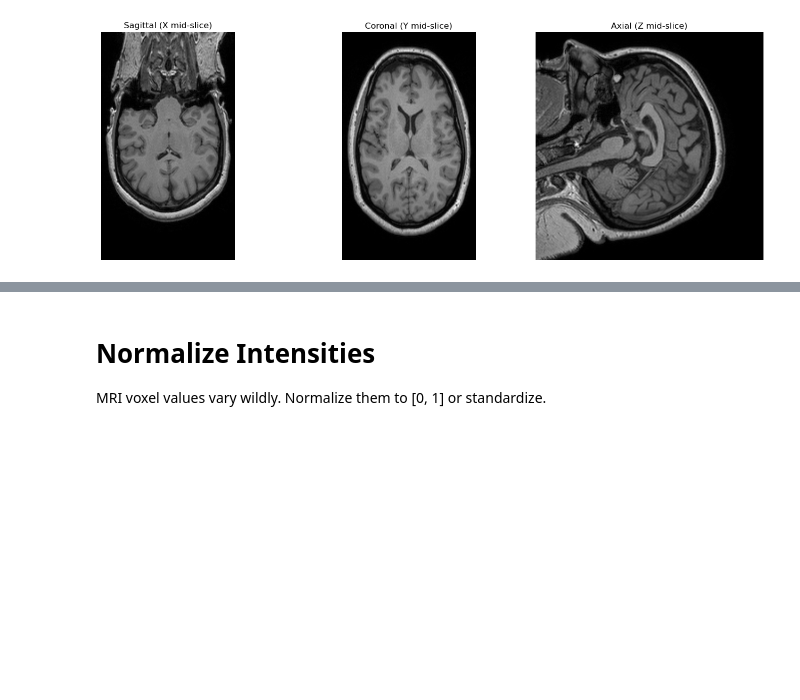
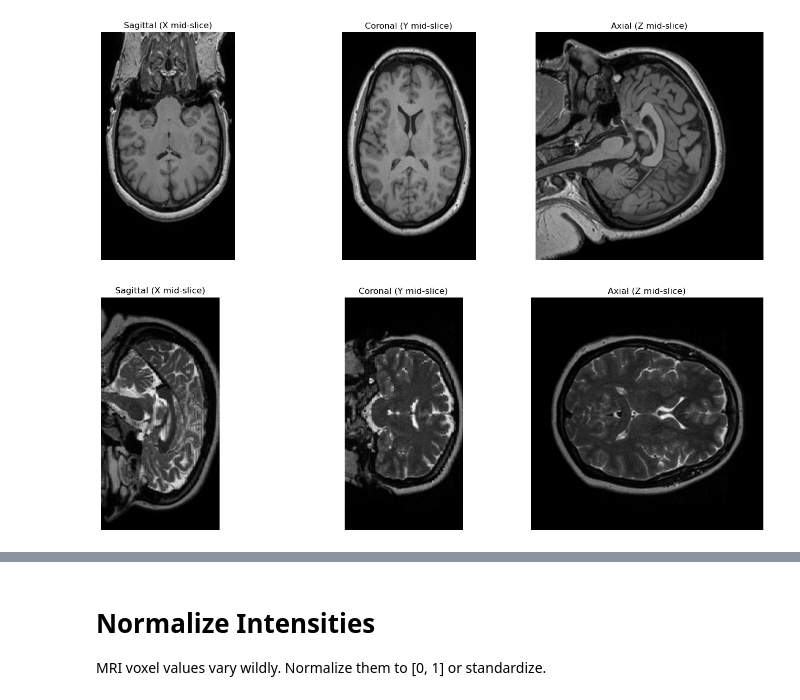
Before and after one commit to roozbehatri/brain-mri-denoising, a Jupyter notebook: notebooks/01_mri_exploration.ipynb, the cells around one changed output, grey strips where cells are left out. Cells and saved outputs as stored; diff of their text form; code cells hidden in the pictures; blank space fills up the shorter version.

```diff
--- a/notebooks/01_mri_exploration.ipynb
+++ b/notebooks/01_mri_exploration.ipynb
@@ -56,3 +56,10 @@ def show_slices(volume):
 show_slices(volume)
 # %% [output]
 [figure]
+# %%
+mri_path = "../data/100_Guys/T2/NIfTI/IXI100-Guys-0747-T2.nii.gz"
+img = nib.load(mri_path)
+volume = img.get_fdata()  # shape: (H, W, D)
+show_slices(volume)
+# %% [output]
+[figure, added]
```
Also changed, not shown: parts of 2 cells of this notebook.
